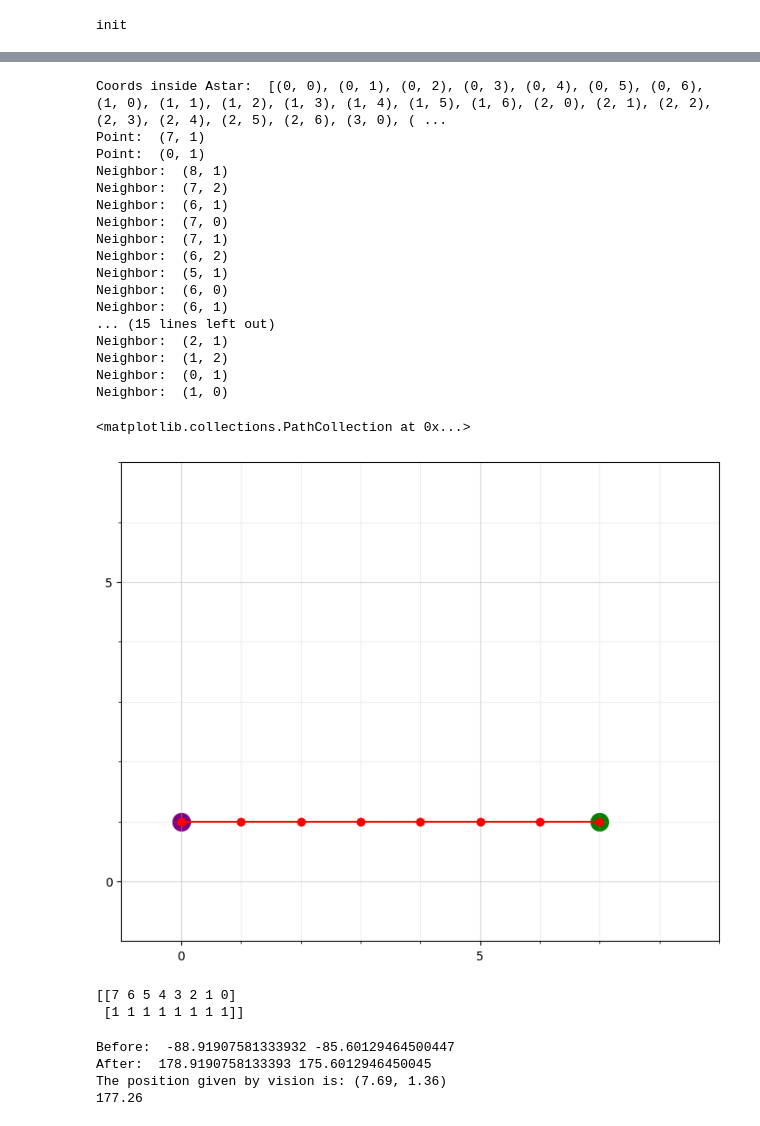
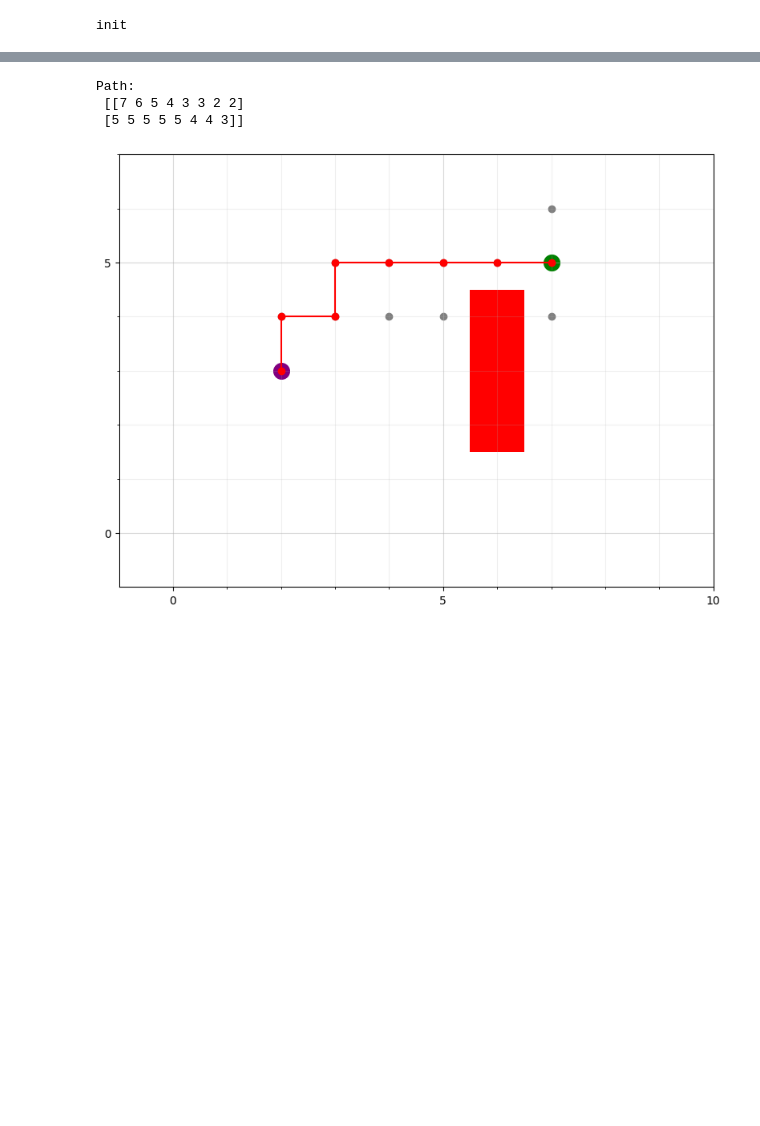
Before and after one commit to fra-mgl/BOMR-project, a Jupyter notebook: main.ipynb, the cells around one changed output, grey strips where cells are left out. Drawn from its saved outputs; the diff is of its cells as text; code cells hidden in the pictures; blank space fills up the shorter version.

```diff
--- a/main.ipynb
+++ b/main.ipynb
@@ -110,8 +103,8 @@ def create_empty_plot(max_val_x, max_val_y):
 
         return fig, ax
 # %%
-max_val_x = 9
-max_val_y = 7
+max_val_x = grid_height_cells
+max_val_y = grid_width_cells
 fig, ax = create_empty_plot(max_val_x,max_val_y)
 
 # set plot origin to top left
@@ -119,7 +112,8 @@ plt.xlim(0, max_val_x)
 plt.ylim(0,max_val_y)
 
 # Displaying the map
-cmap = colors.ListedColormap(['white', 'black'])
+
+cmap = colors.ListedColormap(['white', 'red'])
 ax.imshow(obs_grid.transpose(), cmap=cmap)
 plt.title("Map : free cells in white, occupied cells in red")
 # %% [output]
@@ -171,60 +153,27 @@ h = np.linalg.norm(pos - goal, axis=-1)
 h = dict(zip(coords, h))
 # %%
 # Run the A* algorithm
-path, visitedNodes = Global.A_Star(start, goal, h, coords, obs_grid,max_val_x ,max_val_y, movement_type="4N")
+path, visitedNodes = Global.A_Star(start, goal, h, coords, obs_grid, max_val_x , max_val_y, movement_type="4N")
+if path == []:
+    print_error("Error in main: A* failed")
+    assert 0  # A* failed
 path = np.array(path).reshape(-1, 2).transpose()
 visitedNodes = np.array(visitedNodes).reshape(-1, 2).transpose()
 
 # Displaying the map
-fig_astar, ax_astar = create_empty_plot(max_val_x, max_val_y)  # Use width and height here
+fig_astar, ax_astar = create_empty_plot(max_val_x, max_val_y)
 ax_astar.imshow(obs_grid.transpose(), cmap=cmap)
 
 # Plot the best path found and the list of visited nodes
 ax_astar.scatter(visitedNodes[0], visitedNodes[1], marker="o", color='grey')
 ax_astar.plot(path[0], path[1], marker="o", color='red')
 ax_astar.scatter(start[0], start[1], marker="o", color='green', s=200)
 ax_astar.scatter(goal[0], goal[1], marker="o", color='purple', s=200)
+
+
+print("Path:\n", path)
 # %% [output]
-Coords inside Astar:  [(0, 0), (0, 1), (0, 2), (0, 3), (0, 4), (0, 5), (0, 6), (1, 0), (1, 1), (1, 2), (1, 3), (1, 4), (1, 5), (1, 6), (2, 0), (2, 1), (2, 2), (2, 3), (2, 4), (2, 5), (2, 6), (3, 0), ( ...
-Point:  (7, 1)
-Point:  (0, 1)
-Neighbor:  (8, 1)
-Neighbor:  (7, 2)
-Neighbor:  (6, 1)
-Neighbor:  (7, 0)
-Neighbor:  (7, 1)
-Neighbor:  (6, 2)
-Neighbor:  (5, 1)
-Neighbor:  (6, 0)
-Neighbor:  (6, 1)
-... (15 lines left out)
-Neighbor:  (2, 1)
-Neighbor:  (1, 2)
-Neighbor:  (0, 1)
-Neighbor:  (1, 0)
+Path:
+ [[7 6 5 4 3 3 2 2]
+ [5 5 5 5 5 4 4 3]]
-<matplotlib.collections.PathCollection at 0x...>
-[figure, old version]
+[figure, new version]
-# %%
-print(path)
-# %% [output]
-[[7 6 5 4 3 2 1 0]
- [1 1 1 1 1 1 1 1]]
-# %%
-#Checking the state of camera
-camera_on = True
-flag, _, state = get_thymio(cap)
-if not flag:
-    print("Problem with vision_nav function")
-    camera_on = False
-else:
-    pos = tuple([state[0],state[1]])
-    print("The position given by vision is:",pos)
-    angle = state[2]
-
-
-print(angle)
-# %% [output]
-Before:  -88.91907581333932 -85.60129464500447
-After:  178.9190758133393 175.6012946450045
-The position given by vision is: (7.69, 1.36)
-177.26
```
Also changed, not shown: parts of 22 cells of this notebook, 12 other files.
